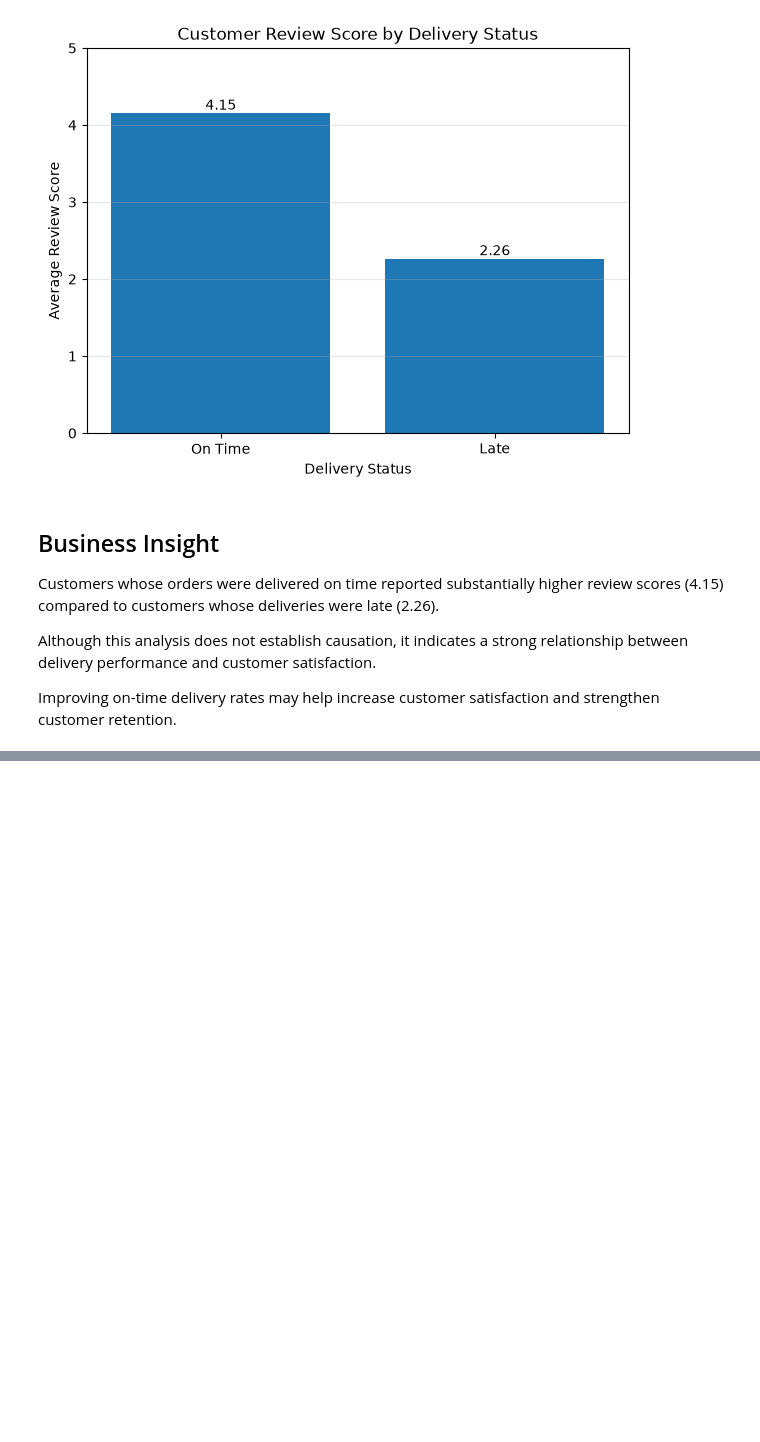
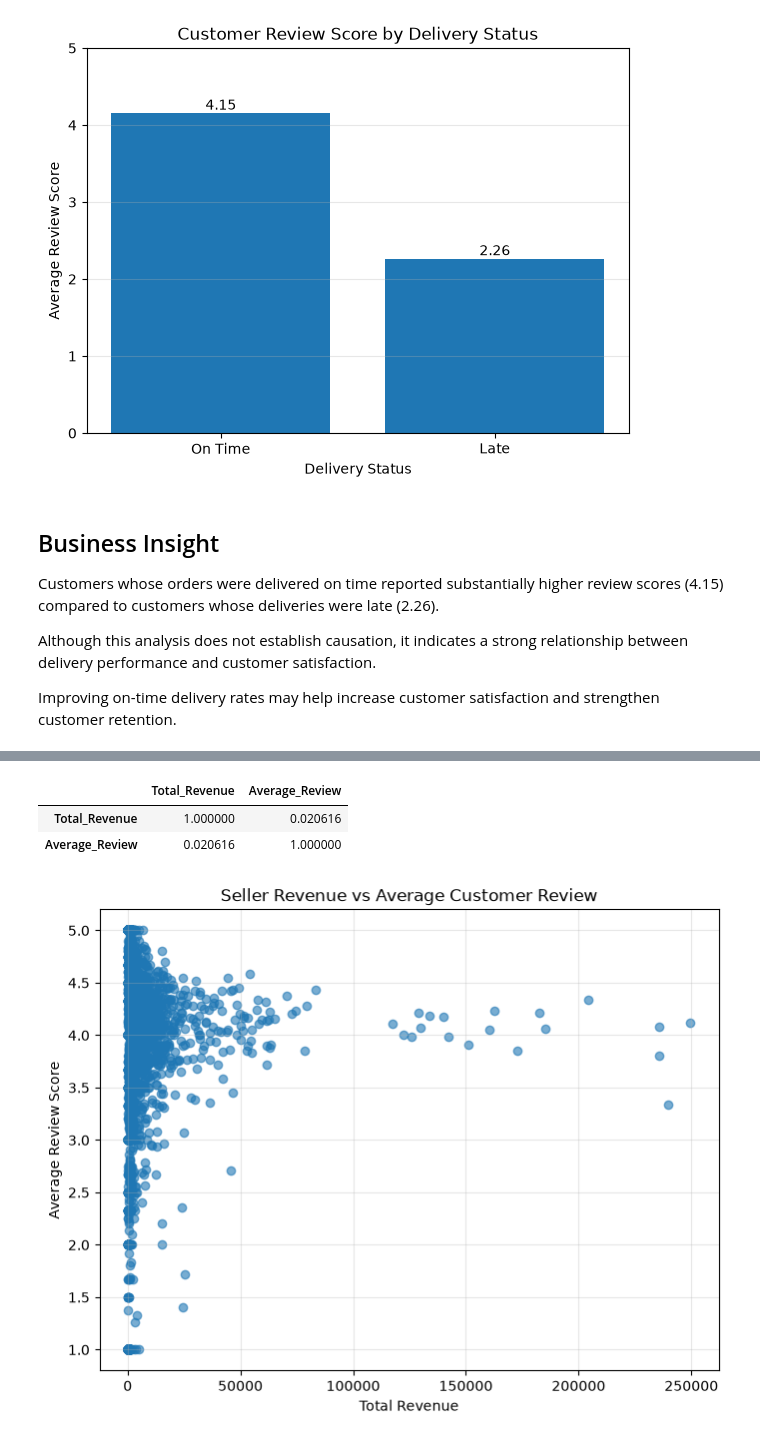
Before and after one commit to ttashi7/ecommerce-sales-intelligence, a Jupyter notebook: notebooks/03_exploratory_data_analysis.ipynb, the cells around one changed output, grey strips where cells are left out. Drawn from its saved outputs; the diff is of its cells as text; code cells hidden in the pictures; blank space fills up the shorter version.

```diff
--- a/notebooks/03_exploratory_data_analysis.ipynb
+++ b/notebooks/03_exploratory_data_analysis.ipynb
@@ -257,0 +261,22 @@ Improving on-time delivery rates may help increase customer satisfaction and str
+# %%
+seller_performance = (
+    master_df
+    .groupby("seller_id", as_index=False)
+    .agg(
+        Total_Revenue=("item_revenue", "sum"),
+        Total_Orders=("order_id", "nunique"),
+        Average_Review=("review_score", "mean")
+    )
+)
+
+seller_performance["Average_Review"] = (
+    seller_performance["Average_Review"]
+    .round(2)
+)
+
+seller_performance = seller_performance.sort_values(
+    "Total_Revenue",
+    ascending=False
+)
+
+seller_performance.head(10)
@@ -257,0 +304,24 @@ Improving on-time delivery rates may help increase customer satisfaction and str
+# %%
+seller_performance[["Total_Revenue", "Average_Review"]].corr()
+# %% [output]
+|  | Total_Revenue | Average_Review |
+| Total_Revenue | 1.000000 | 0.020616 |
+| Average_Review | 0.020616 | 1.000000 |
+# %%
+plt.figure(figsize=(8,6))
+
+plt.scatter(
+    seller_performance["Total_Revenue"],
+    seller_performance["Average_Review"],
+    alpha=0.6
+)
+
+plt.xlabel("Total Revenue")
+plt.ylabel("Average Review Score")
+plt.title("Seller Revenue vs Average Customer Review")
+
+plt.grid(alpha=0.3)
+
+plt.show()
+# %% [output]
+[figure, added]
```
Also changed, not shown: parts of 31 cells of this notebook.
